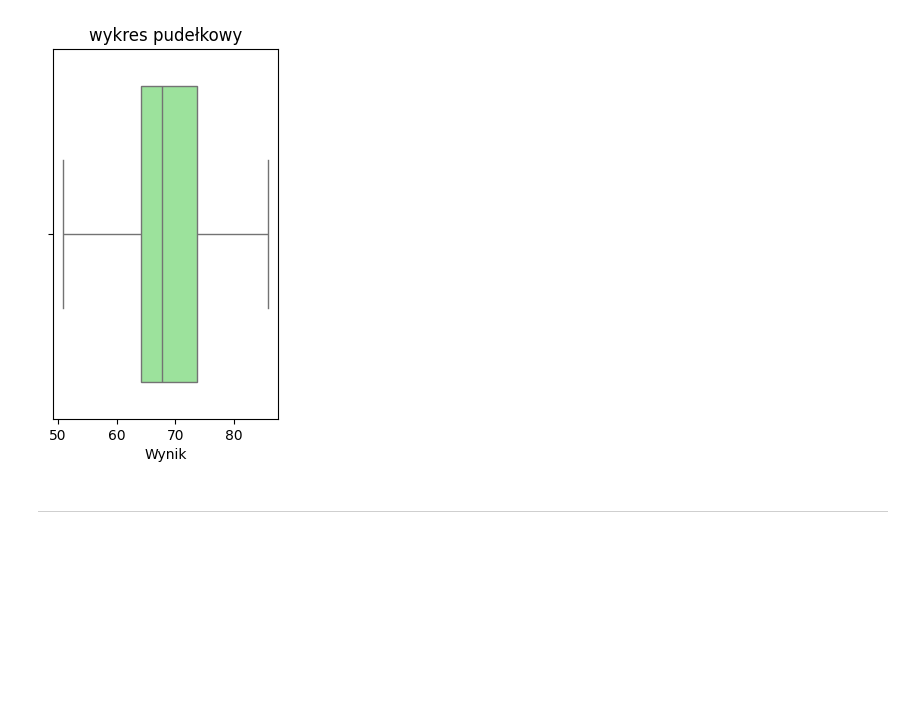
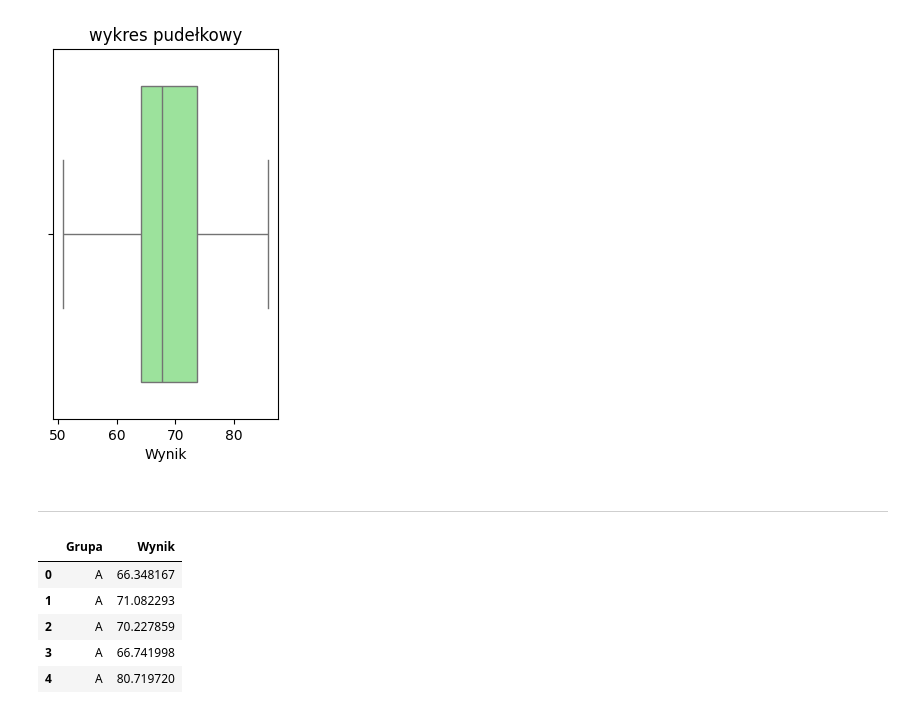
Before and after one commit to rajkonkret/PythonAnalizaDanych_17_11_2025, a Jupyter notebook: cwiczenie5.ipynb, the cells around one changed output. Drawn from its saved outputs; the diff is of its cells as text; code cells hidden in the pictures; blank space fills up the shorter version.

```diff
--- a/cwiczenie5.ipynb
+++ b/cwiczenie5.ipynb
@@ -73,0 +75,10 @@ groupA
+# %%
+df = pd.DataFrame({"Grupa": ["A"] * 100 + ["B"] * 100, "Wynik": np.concatenate([groupA, groupB])})
+df.head()
+# %% [output]
+|  | Grupa | Wynik |
+| 0 | A | 66.348167 |
+| 1 | A | 71.082293 |
+| 2 | A | 70.227859 |
+| 3 | A | 66.741998 |
+| 4 | A | 80.719720 |
```
Also changed, not shown: parts of 3 cells of this notebook.
